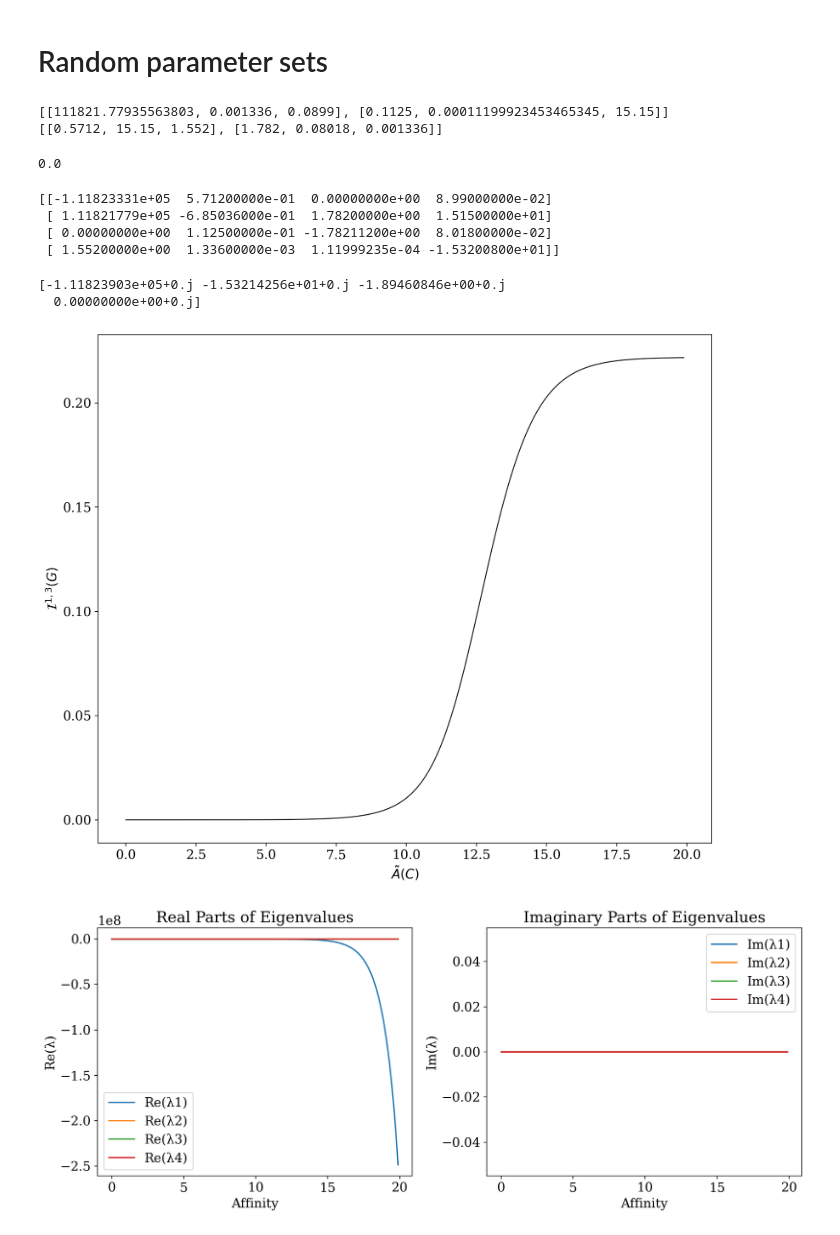
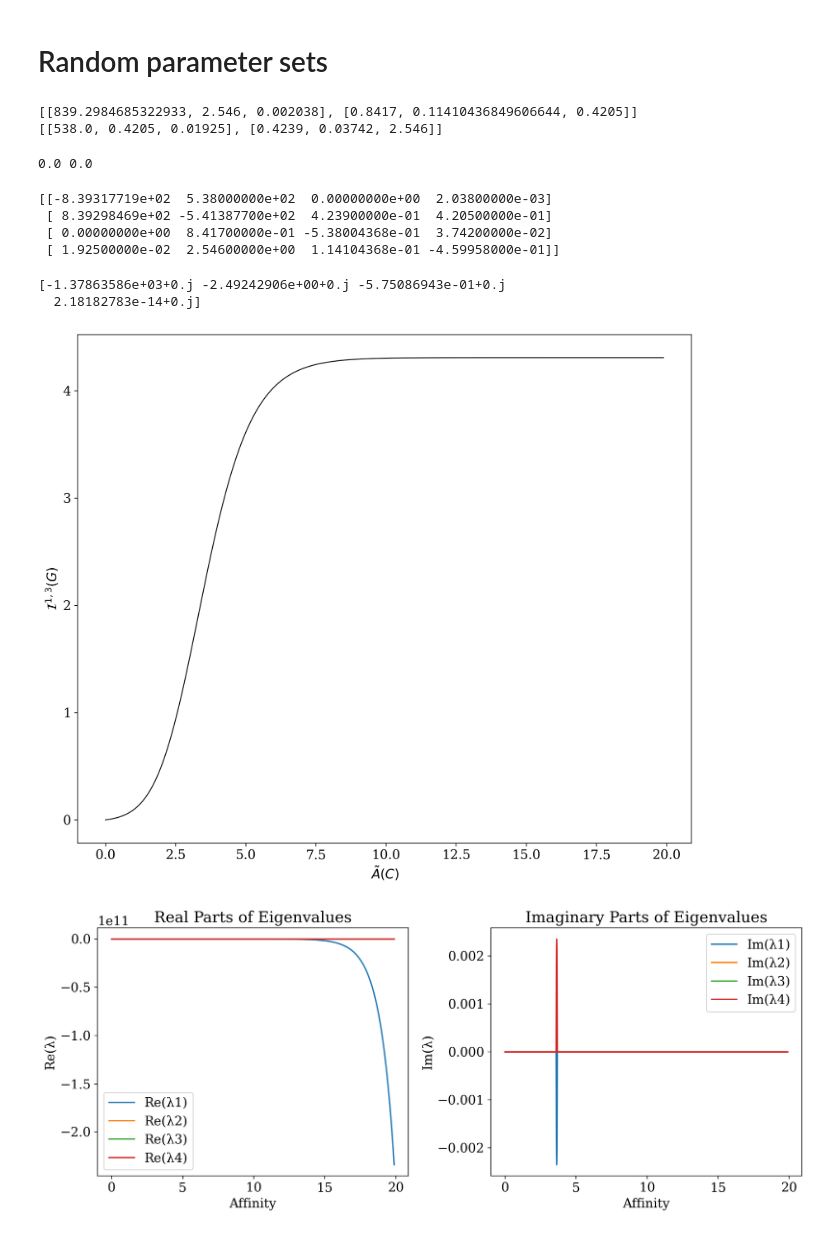
Before and after one commit to sjhaque14/steinberg-signature, a Jupyter notebook: k4'_analytical.ipynb, the cells around one changed output. Drawn from its saved outputs; the diff is of its cells as text; code cells hidden in the pictures.

```diff
--- a/k4'_analytical.ipynb
+++ b/k4'_analytical.ipynb
@@ -291,9 +299,14 @@ for i in tqdm(range(0,N)):
 
     aff_c1 = np.abs(np.log(np.prod(labels_f[0])/np.prod(labels_r[0])))
     aff_c2 = np.abs(np.log(np.prod(labels_f[1])/np.prod(labels_r[1])))
-    affinities[i] = aff
+    affinities_c1[i] = aff_c1
+    affinities_c2[i] = aff_c2
 
-    areas[i] = np.abs(steinberg_analytical_area(signal,lap,alpha=1,beta=3))
+    tau,tau_max = define_tau_range(lap, max_points=500, cap_factor=10.0)
+    a_13, a_31 = asymmetric_autocorrelation(signal, lap, tau)
+
+    numerical_areas[i] = numerical_area(a_13, a_31, tau)
+    analytical_areas[i] = np.abs(steinberg_analytical_area(signal,lap,alpha=1,beta=3))
 
     lambdas, w_i, z_i = spectrum_any(lap)
     eigvals_all_r[i, :] = np.sort(lambdas.real)
@@ -361,38 +375,42 @@ This is much better, I think.
 # %% [markdown]
 # Random parameter sets
 # %%
-labels_f, labels_r = eq_params_k4_2cycle()
+labels_f = [[839.2984685322933, 2.546, 0.002038], [0.8417, 0.11410436849606644, 0.4205]]
+labels_r = [[538.0, 0.4205, 0.01925], [0.4239, 0.03742, 2.546]]
+
 print(labels_f)
 print(labels_r)
 # %% [output]
-[[111821.77935563803, 0.001336, 0.0899], [0.1125, 0.00011199923453465345, 15.15]]
-[[0.5712, 15.15, 1.552], [1.782, 0.08018, 0.001336]]
+[[839.2984685322933, 2.546, 0.002038], [0.8417, 0.11410436849606644, 0.4205]]
+[[538.0, 0.4205, 0.01925], [0.4239, 0.03742, 2.546]]
 # %%
-aff = np.abs(np.log(np.prod(labels_f)/np.prod(labels_r)))
-print(aff)
+aff_c1 = np.abs(np.log(np.prod(labels_f[0])/np.prod(labels_r[0])))
+aff_c2 = np.abs(np.log(np.prod(labels_f[1])/np.prod(labels_r[1])))
+print(aff_c1,aff_c2)
 # %% [output]
-0.0
+0.0 0.0
 # %%
 lap = lap_k4_2cycle(labels_f,labels_r)
 print(lap)
 # %% [output]
-[[-1.11823331e+05  5.71200000e-01  0.00000000e+00  8.99000000e-02]
- [ 1.11821779e+05 -6.85036000e-01  1.78200000e+00  1.51500000e+01]
- [ 0.00000000e+00  1.12500000e-01 -1.78211200e+00  8.01800000e-02]
- [ 1.55200000e+00  1.33600000e-03  1.11999235e-04 -1.53200800e+01]]
+[[-8.39317719e+02  5.38000000e+02  0.00000000e+00  2.03800000e-03]
+ [ 8.39298469e+02 -5.41387700e+02  4.23900000e-01  4.20500000e-01]
+ [ 0.00000000e+00  8.41700000e-01 -5.38004368e-01  3.74200000e-02]
+ [ 1.92500000e-02  2.54600000e+00  1.14104368e-01 -4.59958000e-01]]
 # %%
 # check that eigenvalues are real and distinct (they need to stay this way)
 lambdas, w_i, z_i = spectrum_any(lap)
 print(lambdas)
 # %% [output]
-[-1.11823903e+05+0.j -1.53214256e+01+0.j -1.89460846e+00+0.j
-  0.00000000e+00+0.j]
+[-1.37863586e+03+0.j -2.49242906e+00+0.j -5.75086943e-01+0.j
+  2.18182783e-14+0.j]
 # %%
 signal = [3,5,7,9]
 alpha, beta  = 1, 3
 
 N = 2000
-affinities = np.empty(N, dtype=float)
+affinities_c1 = np.empty(N, dtype=float)
+affinities_c2 = np.empty(N, dtype=float)
 areas = np.empty(N)
 eigvals_all_r = np.zeros((N, 4), dtype=float)
 eigvals_all_c = np.zeros((N, 4), dtype=float)
@@ -409,8 +427,10 @@ for i in tqdm(range(0,N)):
 
     lap = lap_k4_2cycle(labels_f, labels_r)
 
-    aff = np.abs(np.log(np.prod(labels_f)/np.prod(labels_r)))
-    affinities[i] = aff
+    aff_c1 = np.abs(np.log(np.prod(labels_f[0])/np.prod(labels_r[0])))
+    aff_c2 = np.abs(np.log(np.prod(labels_f[1])/np.prod(labels_r[1])))
+    affinities_c1[i] = aff_c1
+    affinities_c2[i] = aff_c2
 
     areas[i] = np.abs(steinberg_analytical_area(signal,lap,alpha=1,beta=3))
 
@@ -421,12 +441,12 @@ for i in tqdm(range(0,N)):
     perturb_edge *= 1.01
 # %%
 # Steinberg curve plot
-plt.plot(np.abs(affinities),areas,label=r'$\mathcal{I}^{1,3}(G)$',linewidth=1, color= 'black')
+plt.plot(np.abs(affinities_c1),areas,label=r'$\mathcal{I}^{1,3}(G)$',linewidth=1, color= 'black')
 plt.xlabel(r"$\tilde{A}(C)$")
 plt.ylabel(r"$\mathcal{I}^{1,3}(G)$")
 plt.show()
 # %% [output]
-[figure, old version]
+[figure, new version]
 # %%
 # Eigenvalues plots
 plt.figure(figsize=(12,5))
@@ -434,7 +454,7 @@ plt.figure(figsize=(12,5))
 # Real part
 plt.subplot(1,2,1)
 for j in range(4):
-    plt.plot(affinities, eigvals_all_r[:, j], label=f"Re(λ{j+1})")
+    plt.plot(affinities_c1, eigvals_all_r[:, j], label=f"Re(λ{j+1})")
 plt.xlabel("Affinity")
 plt.ylabel("Re(λ)")
 plt.title("Real Parts of Eigenvalues")
@@ -443,7 +463,7 @@ plt.legend()
 # Imaginary part
 plt.subplot(1,2,2)
 for j in range(4):
-    plt.plot(affinities, eigvals_all_c[:, j], label=f"Im(λ{j+1})")
+    plt.plot(affinities_c1, eigvals_all_c[:, j], label=f"Im(λ{j+1})")
 plt.xlabel("Affinity")
 plt.ylabel("Im(λ)")
 plt.title("Imaginary Parts of Eigenvalues")
@@ -453,4 +473,4 @@ plt.tight_layout()
 #plt.savefig(f"eigenvalue_evolution_edge_{edge_idx}.png", dpi=300)
 plt.show()
 # %% [output]
-[figure, old version]
+[figure, new version]
```
Also changed, not shown: parts of 27 cells of this notebook.
